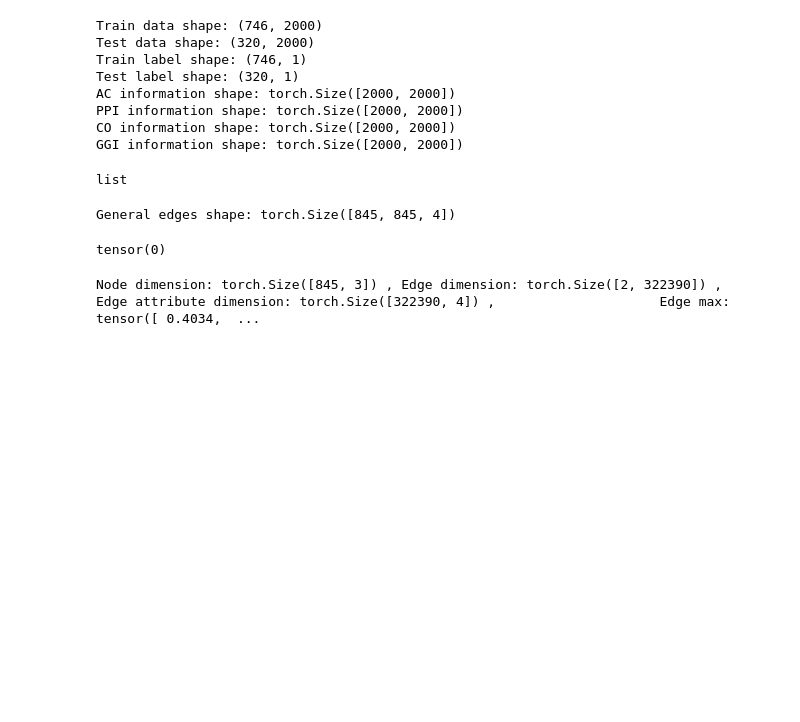
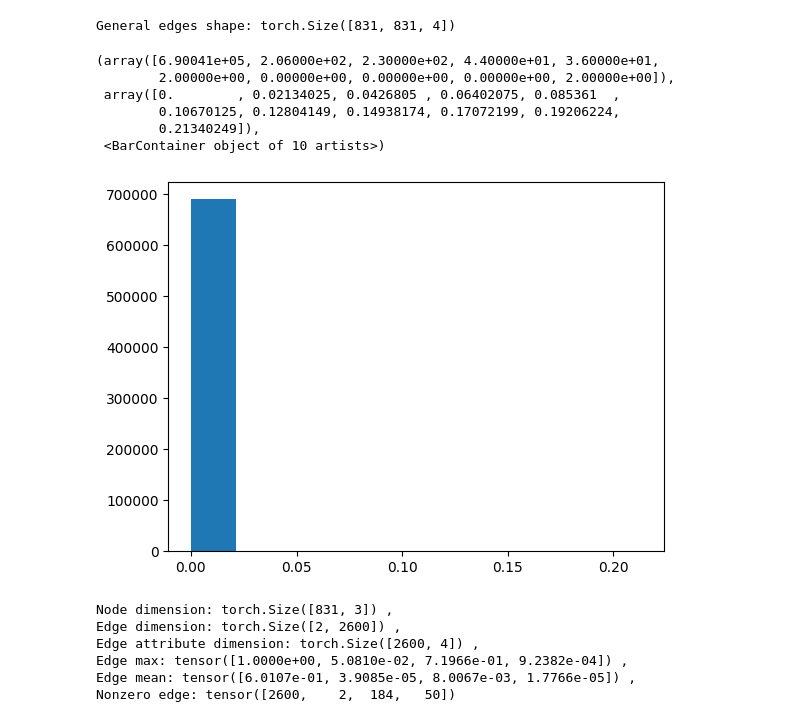
Before and after one commit to tchiayan/gnn, a Jupyter notebook: xena/mpkgnn.ipynb, the cells around one changed output. Cells and saved outputs as stored; diff of their text form; code cells hidden in the pictures; blank space fills up the shorter version.

```diff
--- a/xena/mpkgnn.ipynb
+++ b/xena/mpkgnn.ipynb
@@ -293,47 +240,43 @@ ggi_tensor[ggi["gene2_idx"].values , ggi['gene1_idx'].values] = 1
-# %%
-# print all information shape
-print(f"Train data shape: {train_data.shape}")
-print(f"Test data shape: {test_data.shape}")
-print(f"Train label shape: {label_train.shape}")
-print(f"Test label shape: {label_test.shape}")
-print(f"AC information shape: {information_edge_tensor.shape}")
-print(f"PPI information shape: {ppi_tensor.shape}")
-print(f"CO information shape: {co_tensor.shape}")
-print(f"GGI information shape: {ggi_tensor.shape}")
-# %% [output]
-Train data shape: (746, 2000)
-Test data shape: (320, 2000)
-Train label shape: (746, 1)
-Test label shape: (320, 1)
-AC information shape: torch.Size([2000, 2000])
-PPI information shape: torch.Size([2000, 2000])
-CO information shape: torch.Size([2000, 2000])
-GGI information shape: torch.Size([2000, 2000])
-# %%
-type(selected_gene)
-# %% [output]
-list
 # %%
 # create unified edges matrix
-
 general_edges = []
 info_edge = information_edge_tensor[selected_gene][:,selected_gene]
 info_edge[torch.isnan(info_edge)] = 0
+info_edge[ info_edge < 0.2 ] = 0
+# filter
 
 mean_info_edge = info_edge.mean()
 
-ppi_edge = ppi_tensor[selected_gene][: , selected_gene]*mean_info_edge
-co_edge = co_tensor[selected_gene][: , selected_gene]*mean_info_edge
+# scale info_edge to 0-1
+info_edge = (info_edge - info_edge.min())/(info_edge.max()-info_edge.min())
+
+ppi_edge = ppi_tensor[selected_gene][: , selected_gene]
+#ppi_edge = (ppi_edge - ppi_edge.min())/(ppi_edge.max()-ppi_edge.min())
+ppi_edge = ppi_edge*mean_info_edge
+
+
+co_edge = co_tensor[selected_gene][: , selected_gene]
+#co_edge = (co_edge - co_edge.min())/(co_edge.max()-co_edge.min())
+co_edge = co_edge*mean_info_edge
+
 ggi_edge = ggi_tensor[selected_gene][: , selected_gene]*mean_info_edge
 
 general_edges = torch.stack([info_edge , ppi_edge , co_edge , ggi_edge] , dim=-1)
 print(f"General edges shape: {general_edges.shape}")
 # %% [output]
-General edges shape: torch.Size([845, 845, 4])
+General edges shape: torch.Size([831, 831, 4])
-# %%
-general_edges[0][general_edges[0] > 0].count_nonzero()
-# %% [output]
-tensor(0)
+# %%
+import matplotlib.pyplot as plt
+
+plt.hist(ppi_edge.flatten().numpy())
+# %% [output]
+(array([6.90041e+05, 2.06000e+02, 2.30000e+02, 4.40000e+01, 3.60000e+01,
+        2.00000e+00, 0.00000e+00, 0.00000e+00, 0.00000e+00, 2.00000e+00]),
+ array([0.        , 0.02134025, 0.0426805 , 0.06402075, 0.085361  ,
+        0.10670125, 0.12804149, 0.14938174, 0.17072199, 0.19206224,
+        0.21340249]),
+ <BarContainer object of 10 artists>)
+[figure, added]
 # %%
 from tqdm import tqdm
 from torch.nn.functional import one_hot
@@ -371,10 +314,15 @@ with tqdm(total=test_data.shape[0] , desc="Generating test graphs") as pbar:
         test_graphs.append(graph)
         pbar.update(1)
 # %%
-print(f"Node dimension: {test_graphs[0].x.shape} , Edge dimension: {test_graphs[0].edge_index.shape} , \
-                    Edge attribute dimension: {test_graphs[0].edge_attr.shape} , \
-                    Edge max: {test_graphs[0].edge_attr.max(dim=0).values} , \
-                    Edge mean: {test_graphs[0].edge_attr.mean(dim=0)} , \
-                    Nonzero edge: {torch.count_nonzero(test_graphs[0].edge_attr , dim=0)}")
+print(f"Node dimension: {test_graphs[0].x.shape} , \nEdge dimension: {test_graphs[0].edge_index.shape} , \
+        \nEdge attribute dimension: {test_graphs[0].edge_attr.shape} , \
+        \nEdge max: {test_graphs[0].edge_attr.max(dim=0).values} , \
+        \nEdge mean: {test_graphs[0].edge_attr.mean(dim=0)} , \
+        \nNonzero edge: {torch.count_nonzero(test_graphs[0].edge_attr , dim=0)}")
 # %% [output]
-Node dimension: torch.Size([845, 3]) , Edge dimension: torch.Size([2, 322390]) ,                     Edge attribute dimension: torch.Size([322390, 4]) ,                     Edge max: tensor([ 0.4034,  ...
+Node dimension: torch.Size([831, 3]) ,
+Edge dimension: torch.Size([2, 2600]) ,
+Edge attribute dimension: torch.Size([2600, 4]) ,
+Edge max: tensor([1.0000e+00, 5.0810e-02, 7.1966e-01, 9.2382e-04]) ,
+Edge mean: tensor([6.0107e-01, 3.9085e-05, 8.0067e-03, 1.7766e-05]) ,
+Nonzero edge: tensor([2600,    2,  184,   50])
```
Also changed, not shown: parts of 28 cells of this notebook.
